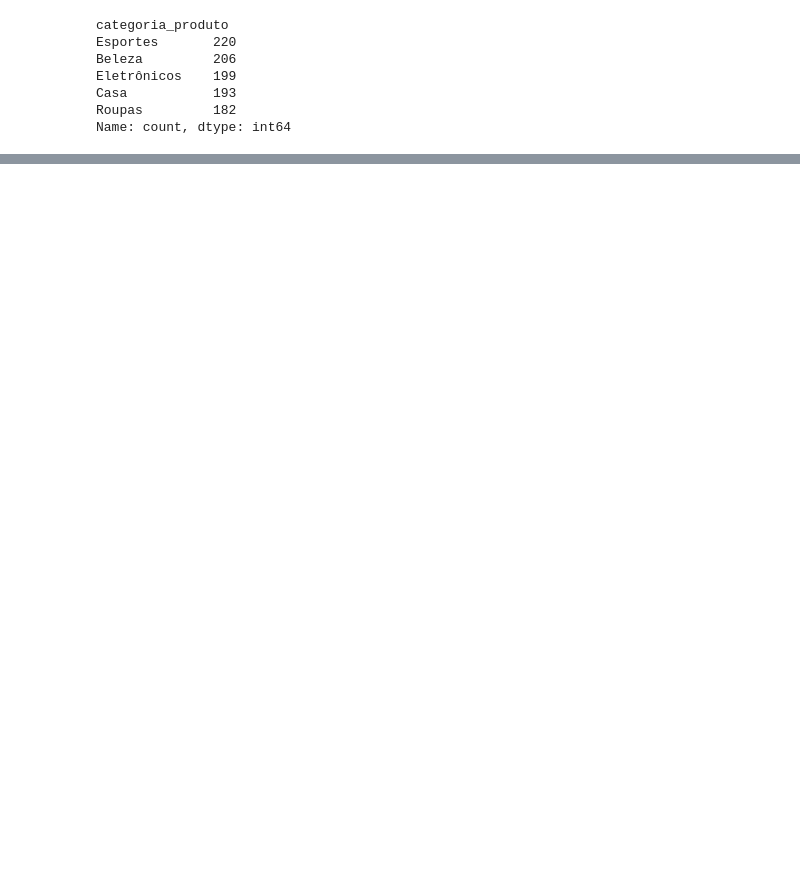
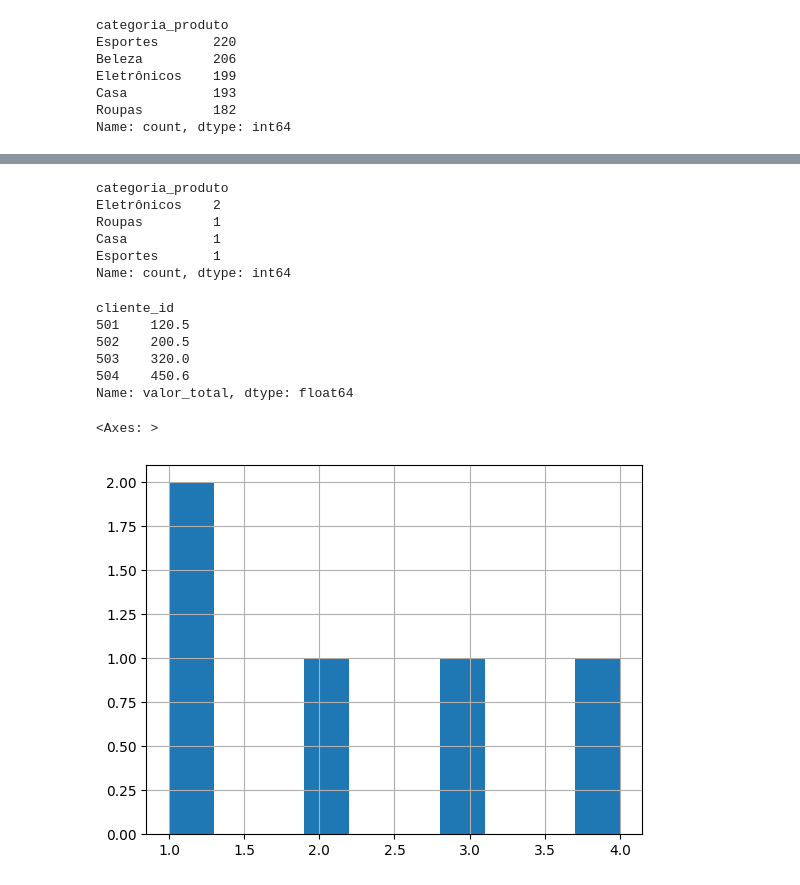
Before and after one commit to jesieldossantos/Curso-IA, a Jupyter notebook: analises/vendas/vendas_notebook.ipynb, the cells around one changed output, grey strips where cells are left out. Drawn from its saved outputs; the diff is of its cells as text; code cells hidden in the pictures; blank space fills up the shorter version.

```diff
--- a/analises/vendas/vendas_notebook.ipynb
+++ b/analises/vendas/vendas_notebook.ipynb
@@ -188,0 +148,4 @@ Desvio padrão: 2.614
+# %%
+df_vendas.columns = [coluna.lower() for coluna in list(df_vendas.columns)]
+
+df_vendas
@@ -188,0 +159,25 @@ Desvio padrão: 2.614
+# %%
+# Verificar o quanto que cada elemento se repete
+
+df_vendas['categoria_produto'].value_counts()
+# %% [output]
+categoria_produto
+Eletrônicos    2
+Roupas         1
+Casa           1
+Esportes       1
+Name: count, dtype: int64
+# %%
+df_vendas.groupby('cliente_id')['valor_total'].mean()
+# %% [output]
+cliente_id
+501    120.5
+502    200.5
+503    320.0
+504    450.6
+Name: valor_total, dtype: float64
+# %%
+df_vendas['quantidade'].hist()
+# %% [output]
+<Axes: >
+[figure, added]
```
Also changed, not shown: parts of 19 cells of this notebook, 3 other files.
